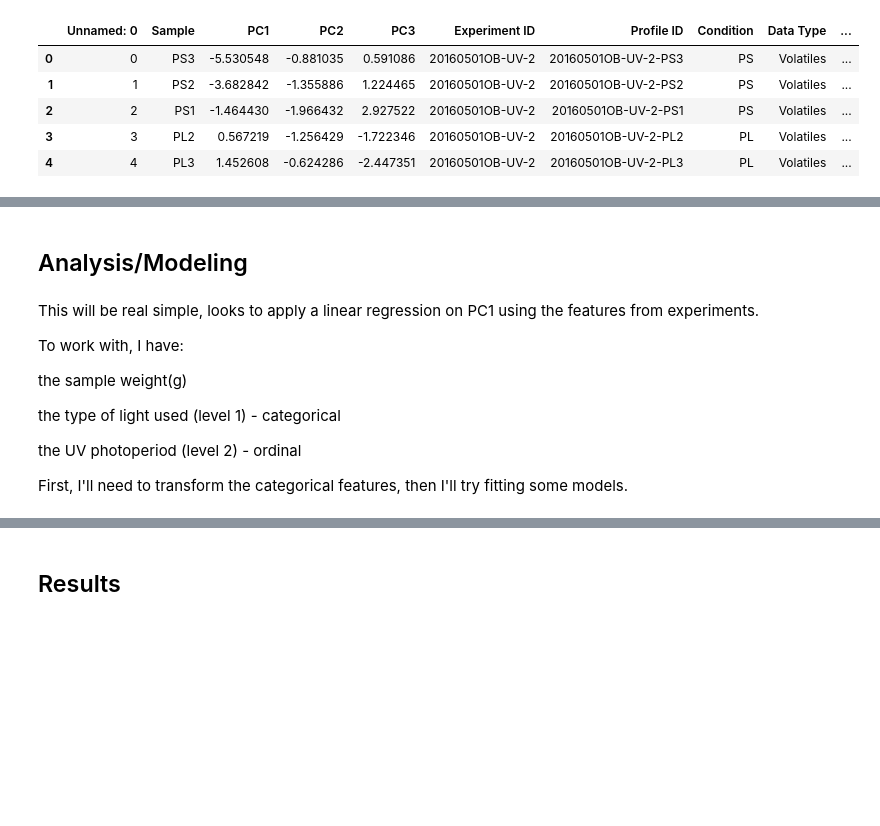
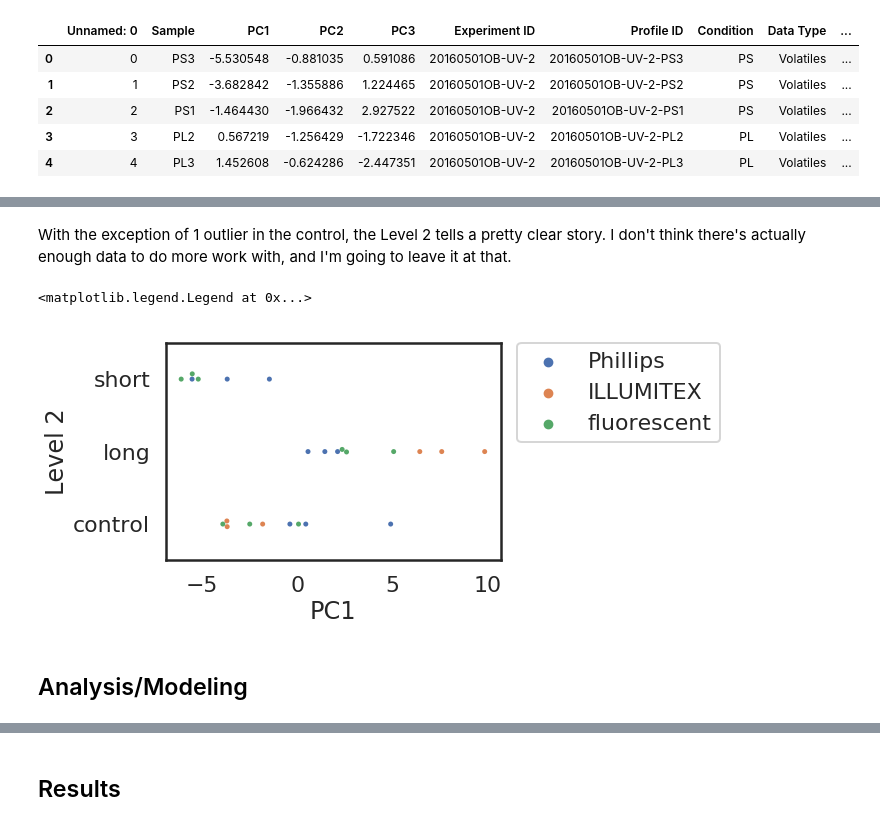
Before and after one commit to jimmyjamesarnold/flavor-data, a Jupyter notebook: Modeling Flavor Development on Conditions.ipynb, the cells around one changed output, grey strips where cells are left out. Drawn from its saved outputs; the diff is of its cells as text; code cells hidden in the pictures; blank space fills up the shorter version.

```diff
--- a/Modeling Flavor Development on Conditions.ipynb
+++ b/Modeling Flavor Development on Conditions.ipynb
@@ -33,14 +49,11 @@ df.head()
+# %% [markdown]
+With the exception of 1 outlier in the control, the Level 2 tells a pretty clear story. I don't think there's actually enough data to do more work with, and I'm going to leave it at that.
+# %%
+# Check Level 2  - UV photoperiod, colored by bulb type
+sns.swarmplot('PC1', 'Level 2', hue = 'Level 1', data=df)
+plt.legend(bbox_to_anchor=(1.05, 1), loc=2, borderaxespad=0.)
+# %% [output]
+<matplotlib.legend.Legend at 0x...>
+[figure, added]
 # %% [markdown]
 ## Analysis/Modeling
-# %% [markdown]
-This will be real simple, looks to apply a linear regression on PC1 using the features from experiments.
-
-To work with, I have:
-
-the sample weight(g)
-
-the type of light used (level 1) - categorical
-
-the UV photoperiod (level 2) - ordinal
-
-First, I'll need to transform the categorical features, then I'll try fitting some models.
```
Also changed, not shown: parts of 13 cells of this notebook, 42 other files.
